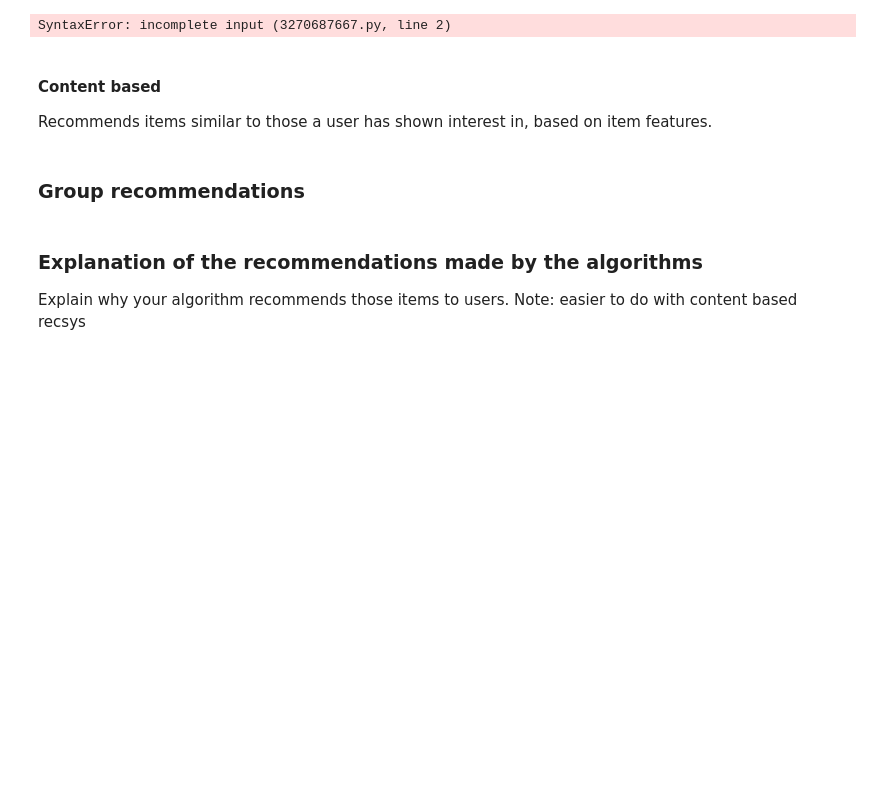
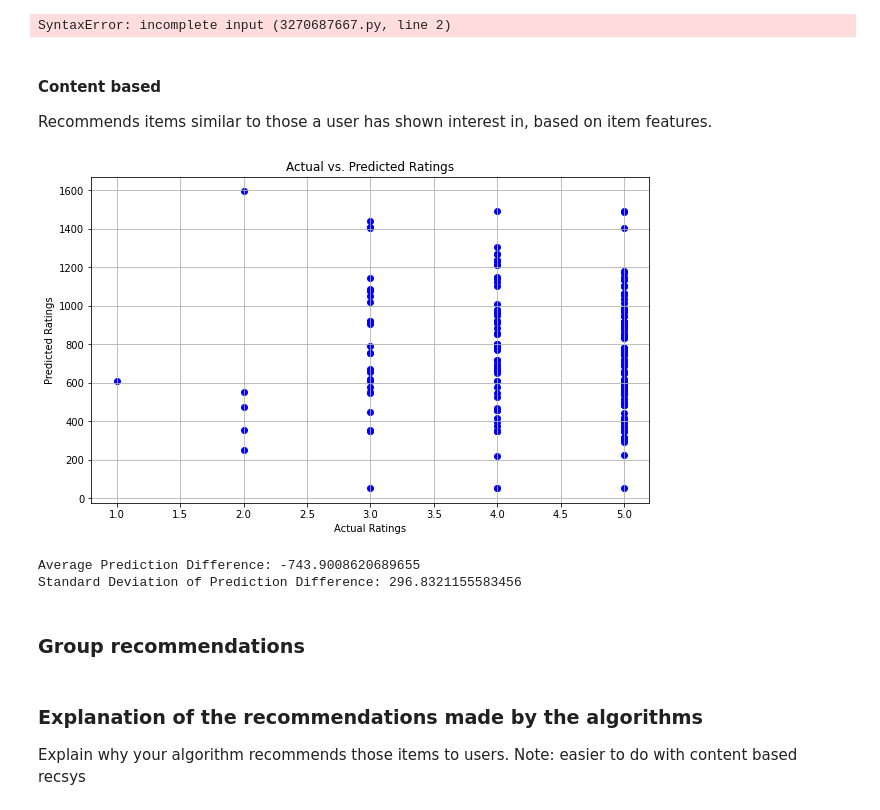
Before and after one commit to Boris0318/RecommenderSystems, a Jupyter notebook: recommender.ipynb, the cells around one changed output. Drawn from its saved outputs; the diff is of its cells as text; code cells hidden in the pictures; blank space fills up the shorter version.

```diff
--- a/recommender.ipynb
+++ b/recommender.ipynb
@@ -64,7 +106,50 @@ SyntaxError: incomplete input (3270687667.py, line 2)
 Recommends items similar to those a user has shown interest in, based on item features.
 # %%
 def individual_content_based(user_ratings, movie_id):
-    for()
+    return score
+# %%
+def test_individual_content_based(user_id):
+    rated_movies = get_user_ratings(user_id)
+    actual_ratings = []  # List to store actual ratings
+    predicted_ratings = []  # List to store predicted ratings
+
+    for rated_movie_id, rating in rated_movies.items():
+        # Makes a copy of the user ratings dictionary excluding the current item
+        filtered_user_ratings = {movie_id: user_rating for movie_id, user_rating in rated_movies.items() if movie_id != rated_movie_id}
+
+        movie_name = get_movie_name(rated_movie_id)
+
+        prediction = individual_content_based(filtered_user_ratings, rated_movie_id)
+
+        actual_ratings.append(rating)
+        predicted_ratings.append(prediction)
+
+        # prediction and actual rating
+        # print(f"Prediction for {movie_name} = {prediction}, Actual rating = {rating}")
+
+    # Calculate statistics
+    actual_ratings = np.array(actual_ratings)
+    predicted_ratings = np.array(predicted_ratings)
+    prediction_difference = actual_ratings - predicted_ratings
+    avg_prediction_difference = np.mean(prediction_difference)
+    std_deviation_difference = np.std(prediction_difference)
+
+    plt.figure(figsize=(10, 6))
+    plt.scatter(actual_ratings, predicted_ratings, c='b', marker='o')
+    plt.xlabel('Actual Ratings')
+    plt.ylabel('Predicted Ratings')
+    plt.title('Actual vs. Predicted Ratings')
+    plt.grid(True)
+    plt.show()
+
+    print(f"Average Prediction Difference: {avg_prediction_difference}")
+    print(f"Standard Deviation of Prediction Difference: {std_deviation_difference}")
+# %%
+test_individual_content_based(1)
+# %% [output]
+[figure, added]
+Average Prediction Difference: -743.9008620689655
+Standard Deviation of Prediction Difference: 296.8321155583456
 # %% [markdown]
 ### Group recommendations
 # %%
```
Also changed, not shown: parts of 3 cells of this notebook.
